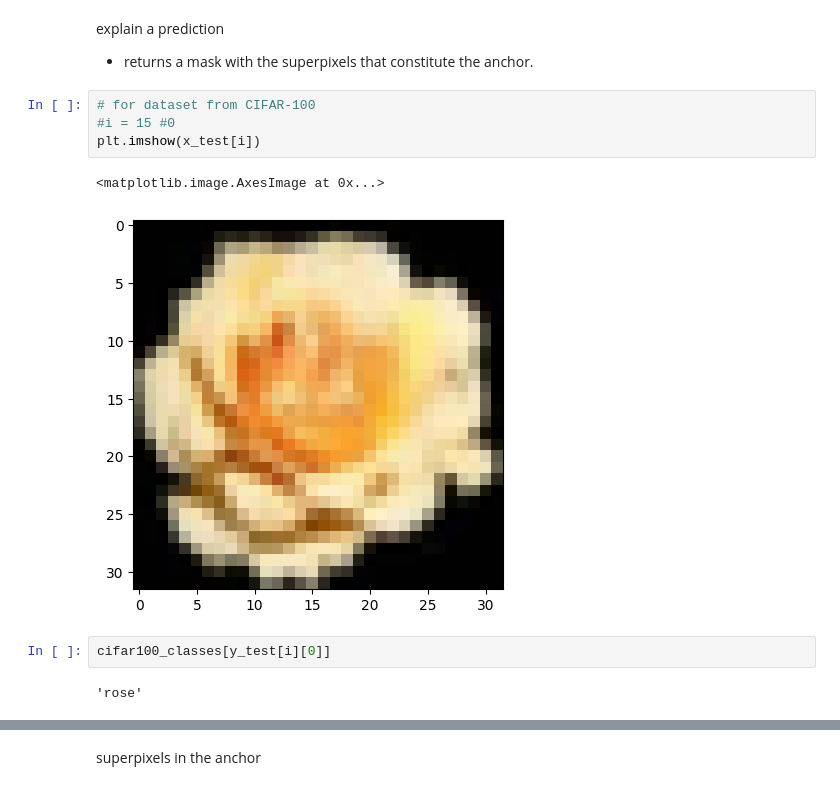
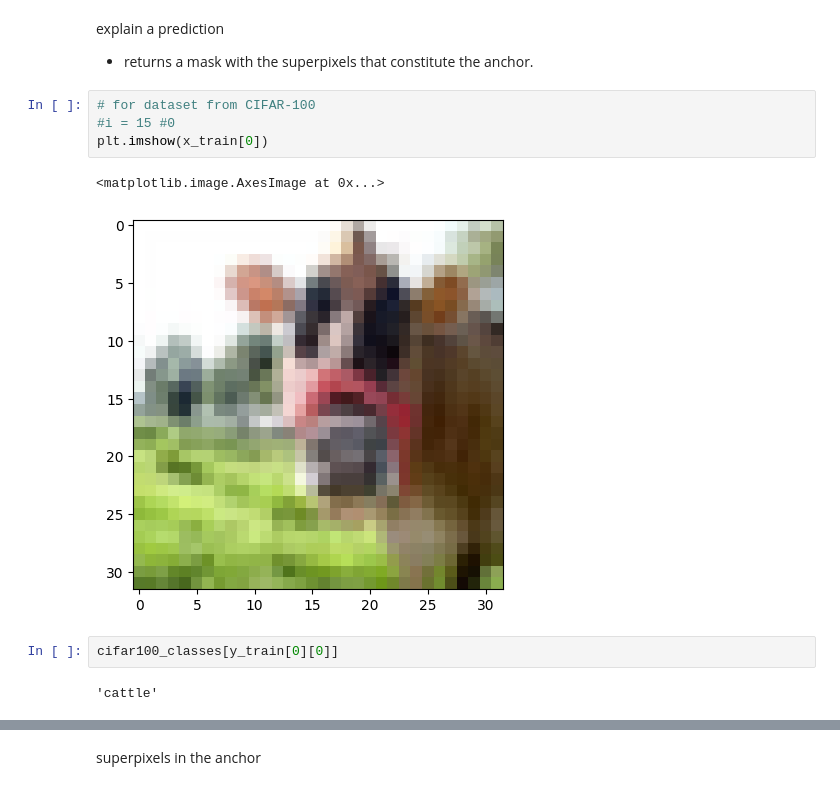
Before and after one commit to eduardhogea/Bias-Identification, a Jupyter notebook: anchors.ipynb, the cells around one changed output, grey strips where cells are left out. Saved outputs shown, nothing was run; the diff lists cells and outputs as text.

```diff
--- a/anchors.ipynb
+++ b/anchors.ipynb
@@ -134,11 +162,11 @@ explain a prediction
 # %%
 # for dataset from CIFAR-100
 #i = 15 #0
-plt.imshow(x_test[i])
+plt.imshow(x_train[0])
 # %% [output]
 <matplotlib.image.AxesImage at 0x...>
-[figure, old version]
+[figure, new version]
 # %%
-cifar100_classes[y_test[i][0]]
+cifar100_classes[y_train[0][0]]
 # %% [output]
-'rose'
+'cattle'
```
Also changed, not shown: parts of 29 cells of this notebook.
